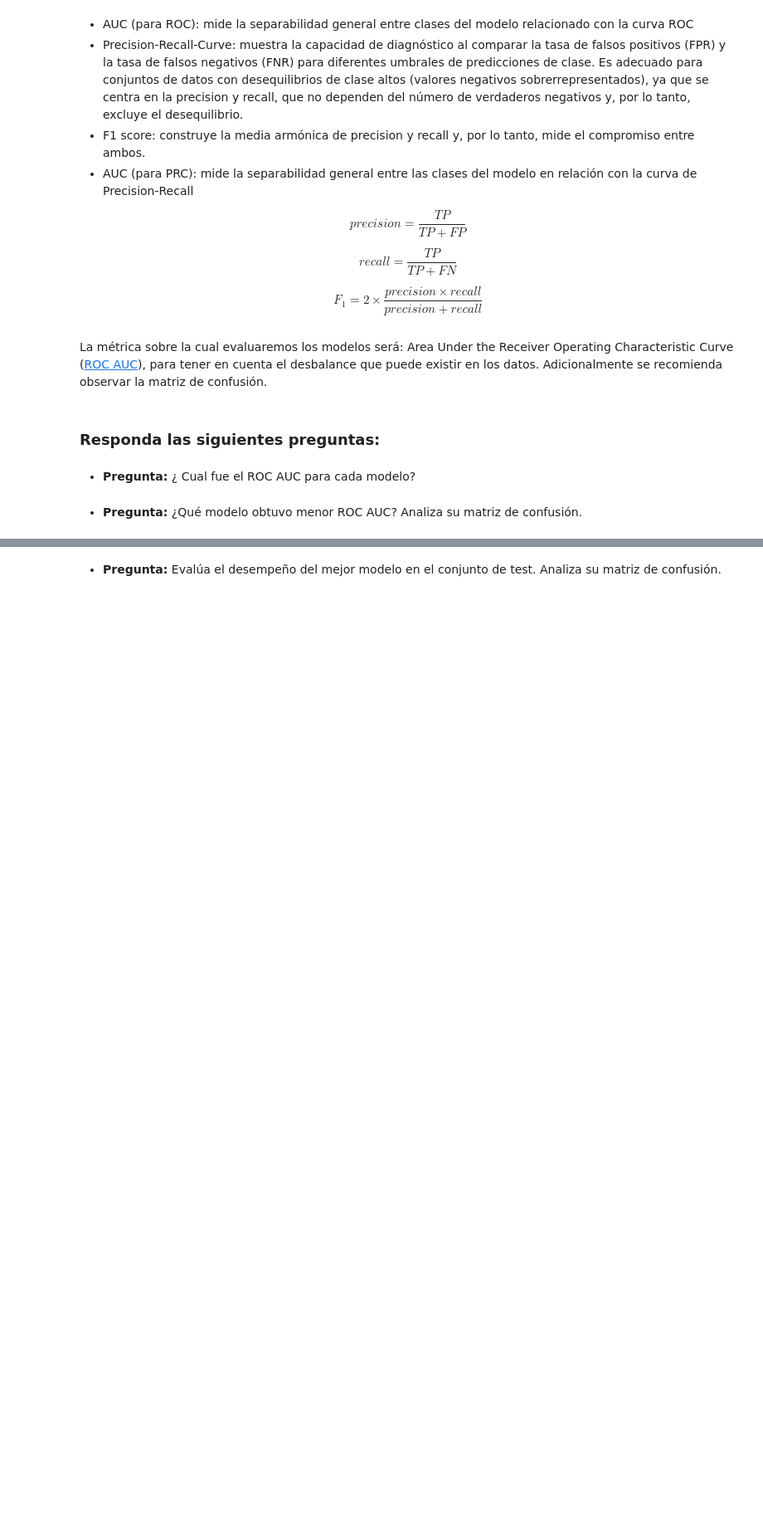
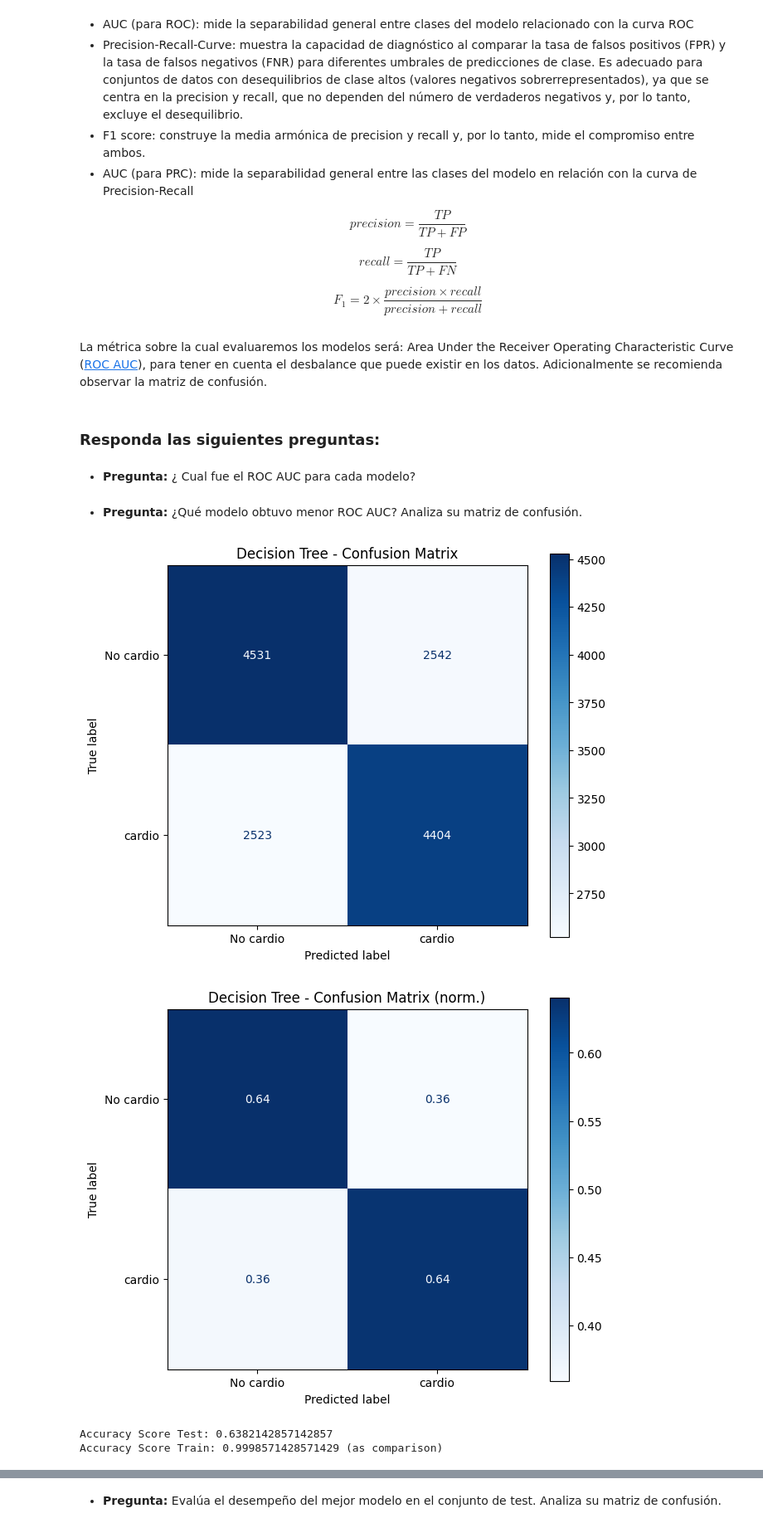
Before and after one commit to Ricardomanuel1/Maestr-a_Ciencia_de_Datos, a Jupyter notebook: MACHINE LEARNING Y DEEP LEARNING/TareaRegresionClasificacion.ipynb, the cells around one changed output, grey strips where cells are left out. Shown at 83% size. Drawn from its saved outputs; the diff is of its cells as text; code cells hidden in the pictures; blank space fills up the shorter version.

```diff
--- a/MACHINE LEARNING Y DEEP LEARNING/TareaRegresionClasificacion.ipynb
+++ b/MACHINE LEARNING Y DEEP LEARNING/TareaRegresionClasificacion.ipynb
@@ -717,0 +831,3 @@ X_train, X_test, y_train, y_test = train_test_split(X, y, test_size=0.2, random_
+# %%
+y_pred_dt = dt.predict(X_test)
+y_pred_dt_prob = dt.predict_proba(X_test)
@@ -747,0 +945,7 @@ La métrica sobre la cual evaluaremos los modelos será: Area Under the Receiver
+# %%
+confusion_matrix_plot(X_train, y_train, X_test, y_test, dt, y_pred_dt, 'Decision Tree')
+# %% [output]
+[figure, added]
+[figure, added]
+Accuracy Score Test: 0.6382142857142857
+Accuracy Score Train: 0.9998571428571429 (as comparison)
```
Also changed, not shown: parts of 52 cells of this notebook.
